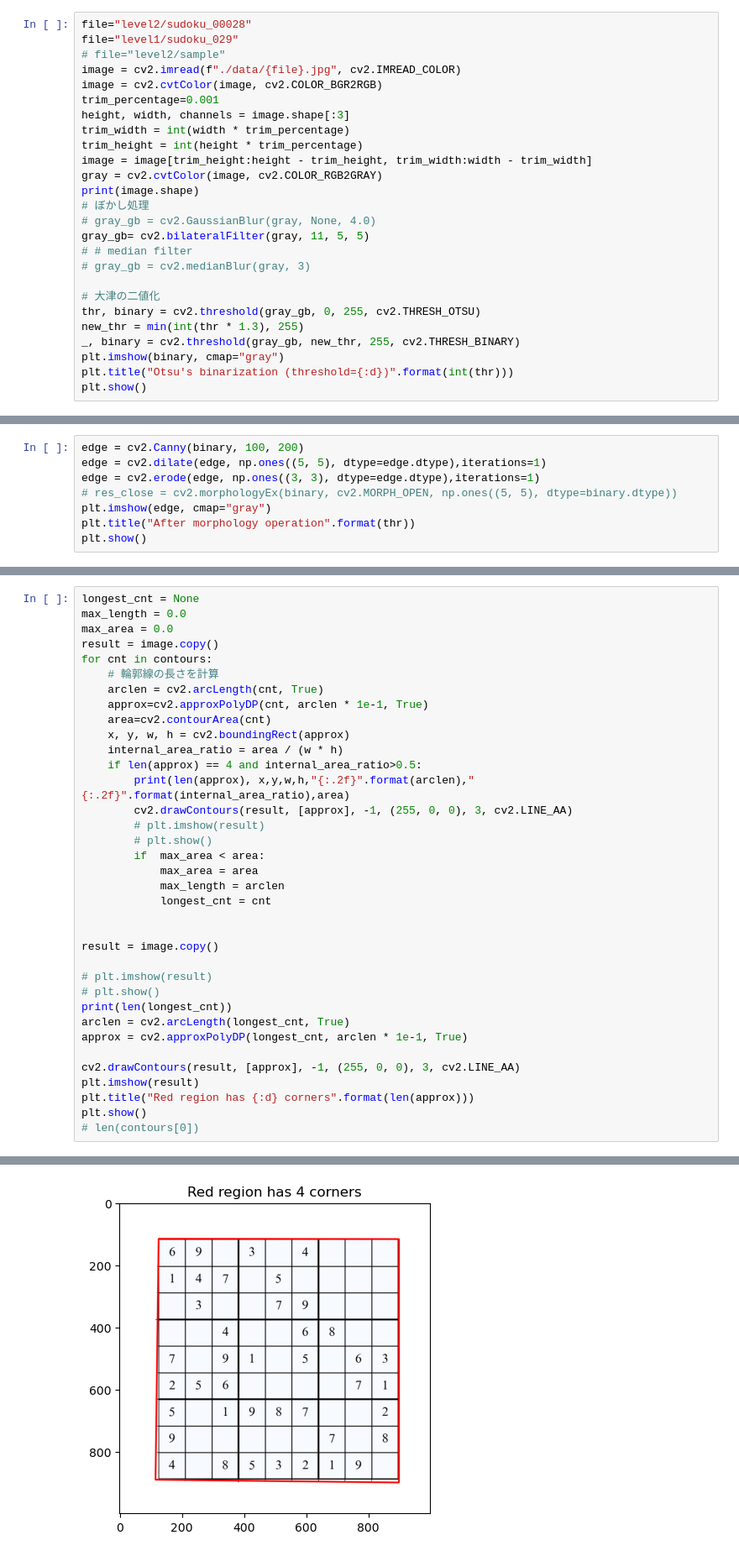
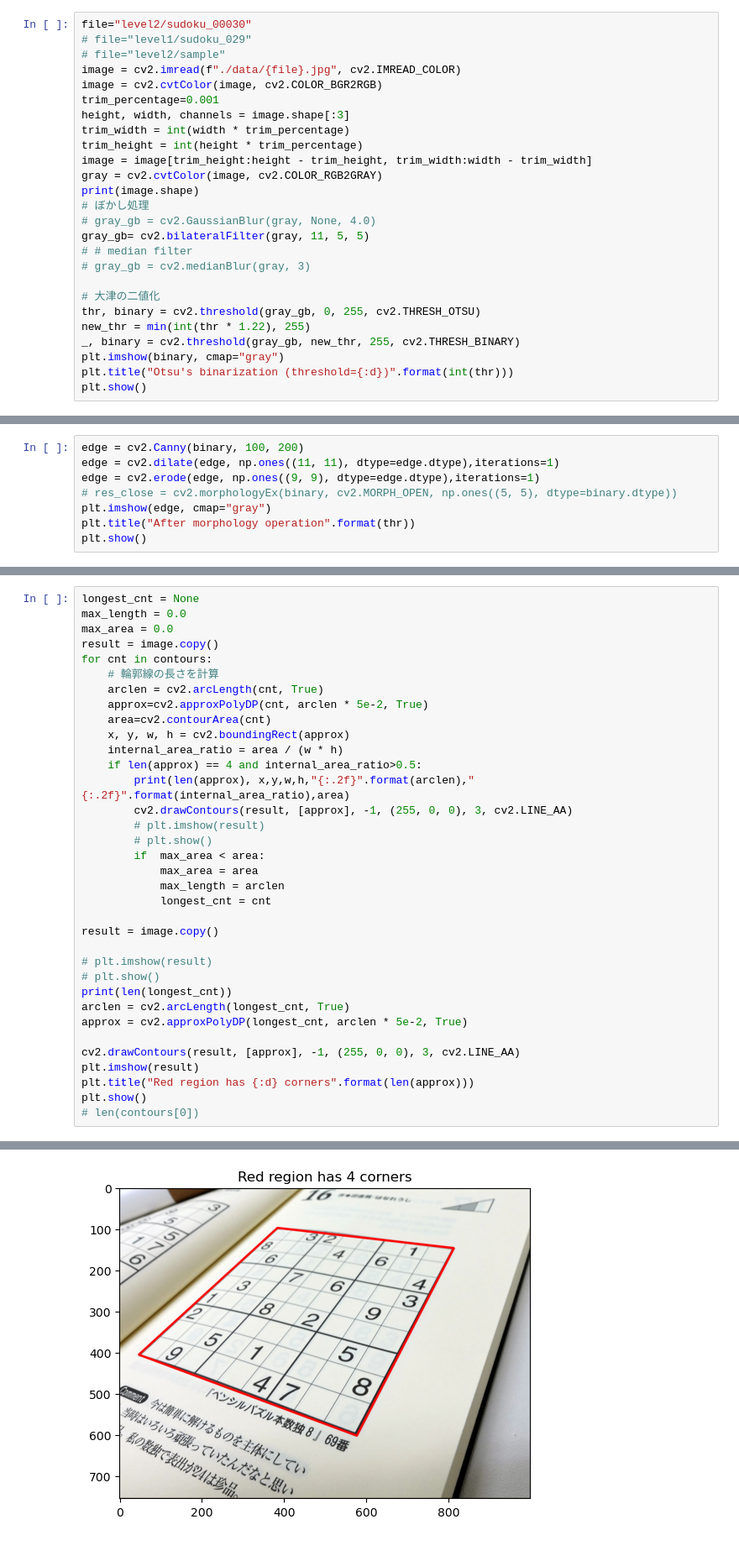
Before and after one commit to hakoshie/sudoku, a Jupyter notebook: recog_l2.ipynb, the cells around one changed output, grey strips where cells are left out. Shown at 84% size. Saved outputs shown, nothing was run; the diff lists cells and outputs as text.

```diff
--- a/recog_l2.ipynb
+++ b/recog_l2.ipynb
@@ -5,8 +5,8 @@ import matplotlib.pyplot as plt
 import pandas as pd
 import pickle
 # %%
-file="level2/sudoku_00028"
-file="level1/sudoku_029"
+file="level2/sudoku_00030"
+# file="level1/sudoku_029"
 # file="level2/sample"
 image = cv2.imread(f"./data/{file}.jpg", cv2.IMREAD_COLOR)
 image = cv2.cvtColor(image, cv2.COLOR_BGR2RGB)
@@ -25,7 +25,7 @@ gray_gb= cv2.bilateralFilter(gray, 11, 5, 5)
 
 # 大津の二値化
 thr, binary = cv2.threshold(gray_gb, 0, 255, cv2.THRESH_OTSU)
-new_thr = min(int(thr * 1.3), 255)
+new_thr = min(int(thr * 1.22), 255)
 _, binary = cv2.threshold(gray_gb, new_thr, 255, cv2.THRESH_BINARY)
 plt.imshow(binary, cmap="gray")
 plt.title("Otsu's binarization (threshold={:d})".format(int(thr)))
@@ -36,7 +36,7 @@ plt.show()
 # %%
 edge = cv2.Canny(binary, 100, 200)
-edge = cv2.dilate(edge, np.ones((5, 5), dtype=edge.dtype),iterations=1)
-edge = cv2.erode(edge, np.ones((3, 3), dtype=edge.dtype),iterations=1)
+edge = cv2.dilate(edge, np.ones((11, 11), dtype=edge.dtype),iterations=1)
+edge = cv2.erode(edge, np.ones((9, 9), dtype=edge.dtype),iterations=1)
 # res_close = cv2.morphologyEx(binary, cv2.MORPH_OPEN, np.ones((5, 5), dtype=binary.dtype))
 plt.imshow(edge, cmap="gray")
 plt.title("After morphology operation".format(thr))
@@ -59,7 +59,7 @@ result = image.copy()
 for cnt in contours:
     # 輪郭線の長さを計算
     arclen = cv2.arcLength(cnt, True)
-    approx=cv2.approxPolyDP(cnt, arclen * 1e-1, True)
+    approx=cv2.approxPolyDP(cnt, arclen * 5e-2, True)
     area=cv2.contourArea(cnt)
     x, y, w, h = cv2.boundingRect(approx)
     internal_area_ratio = area / (w * h)
@@ -73,14 +73,13 @@ for cnt in contours:
             max_length = arclen
             longest_cnt = cnt
 
-
 result = image.copy()
 
 # plt.imshow(result)
 # plt.show()
 print(len(longest_cnt))
 arclen = cv2.arcLength(longest_cnt, True)
-approx = cv2.approxPolyDP(longest_cnt, arclen * 1e-1, True)
+approx = cv2.approxPolyDP(longest_cnt, arclen * 5e-2, True)
 
 cv2.drawContours(result, [approx], -1, (255, 0, 0), 3, cv2.LINE_AA)
 plt.imshow(result)
@@ -93,4 +97,4 @@ plt.show()
-[figure, old version]
+[figure, new version]
 # %%
 from sklearn.preprocessing import StandardScaler
 x, y, w, h = cv2.boundingRect(approx)
```
Also changed, not shown: parts of 11 cells of this notebook, 5 other files.
